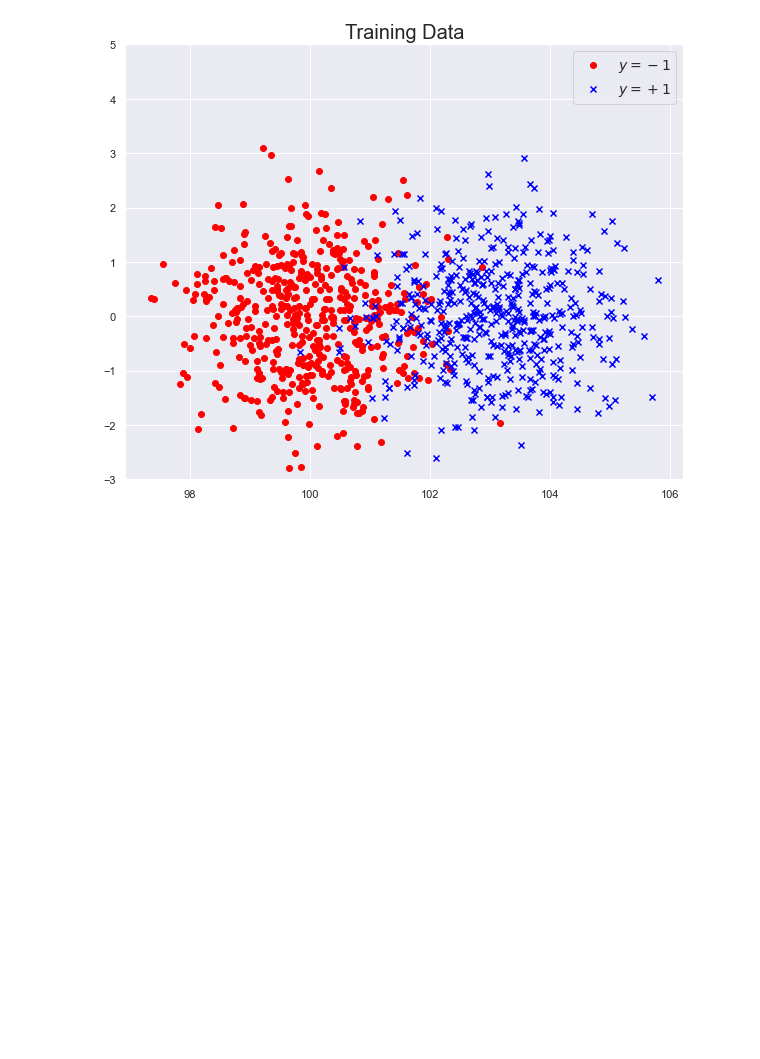
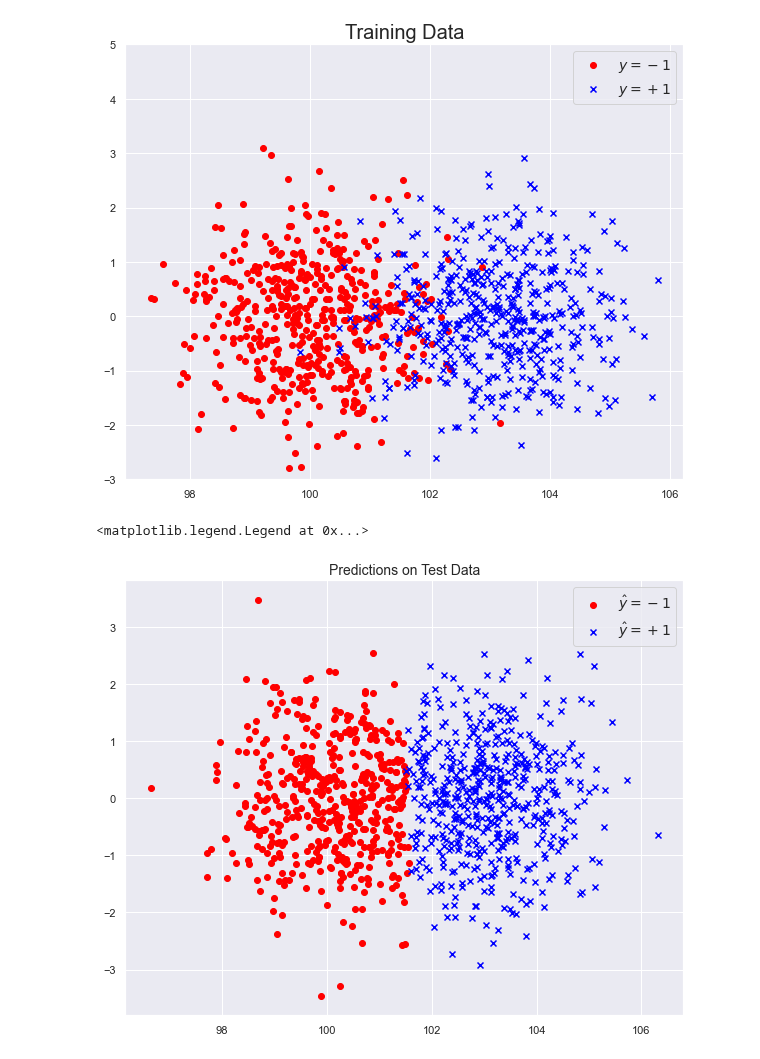
Before and after one commit to qlinhta/my-notes, a Jupyter notebook: notebooks/DA9.ipynb, the cells around one changed output. Drawn from its saved outputs; the diff is of its cells as text; code cells hidden in the pictures; blank space fills up the shorter version.

Commit message:
Update :: plot class x

```diff
--- a/notebooks/DA9.ipynb
+++ b/notebooks/DA9.ipynb
@@ -41,16 +41,19 @@ x_te_d = np.concatenate([x_te, ones_te], axis=1)
 # %%
 # Estimate a:
 a_hat = np.linalg.solve(x_tr_d.T @ x_tr_d,
                         x_tr_d.T @ y_tr)
 
 # Predict y_te:
 y_te_hat = np.sign(x_te_d @ a_hat)
 
 # Plot the result
 # (Note that we use x_te instead of x_te_d
 #  in order to see the result in the original space):
-plt.figure(figsize=(5, 5))
+plt.figure(figsize=(10, 8))
 plt.scatter(x_te[y_te_hat == -1, 0], x_te[y_te_hat == -1, 1], marker='o', c='red', label='$\hat{y} = -1$')
 plt.scatter(x_te[y_te_hat == 1, 0], x_te[y_te_hat == 1, 1], marker='x', c='blue', label='$\hat{y} = +1$')
-plt.title('Predictions on Test Data', fontsize=20)
-plt.legend(fontsize=20)
+plt.title('Predictions on Test Data', fontsize=14)
+plt.legend(fontsize=14)
+# %% [output]
+<matplotlib.legend.Legend at 0x...>
+[figure, added]
```
